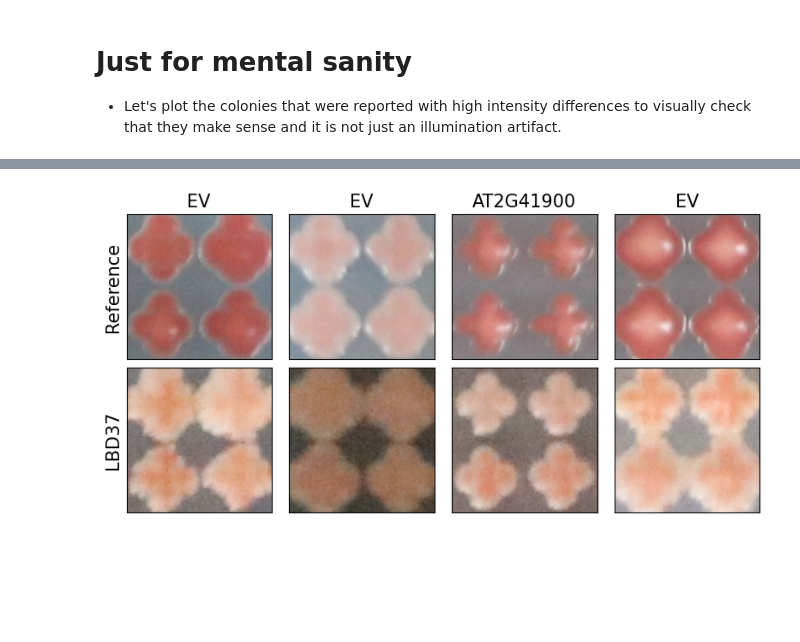
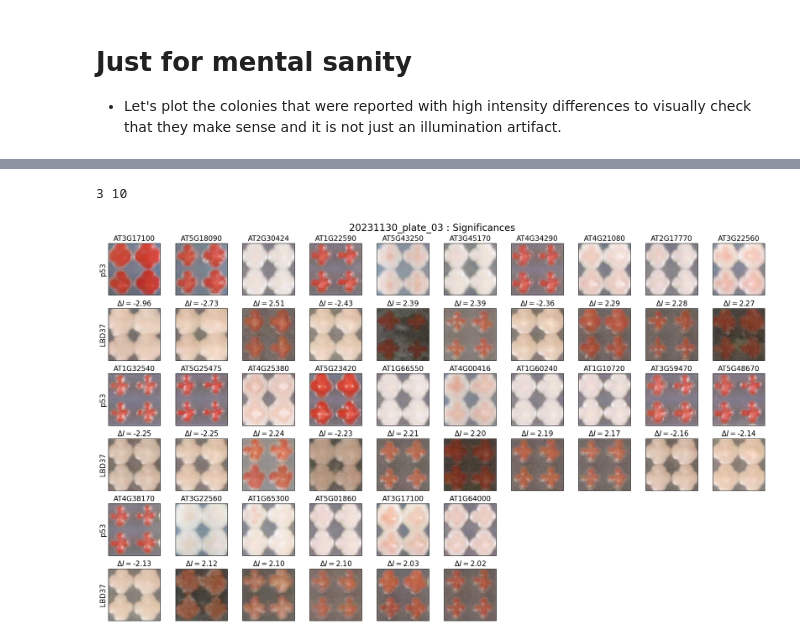
Before and after one commit to ejamezquita/yeast2hybrid, a Jupyter notebook: jupyter/03_compare_color_matrices.ipynb, the cells around one changed output, grey strips where cells are left out. Drawn from its saved outputs; the diff is of its cells as text; code cells hidden in the pictures; blank space fills up the shorter version.

```diff
--- a/jupyter/03_compare_color_matrices.ipynb
+++ b/jupyter/03_compare_color_matrices.ipynb
@@ -57,10 +58,10 @@ Will save all results in  ../proc/leyre/LBD37/
 - That way differences are more meaningful
 - `platenum`: Specify which plate number to compare
 # %%
-platenum = 6
+platenum = 3
 
-ref_file = glob(msrc + mgenes[mgidx] + os.sep + '*_{:02d}_colormatrix.csv'.format(platenum) )[0]
-plate_file = glob(lsrc + lgenes[lgidx] + os.sep + '*_{:02d}_colormatrix.csv'.format(platenum) )[0]
+ref_file = glob(msrc + '*_{:02d}_colormatrix.csv'.format(platenum) )[0]
+plate_file = glob(lsrc + genes[gidx] + os.sep + '*_{:02d}_colormatrix.csv'.format(platenum) )[0]
 bname = '_'.join((os.path.split(os.path.splitext(plate_file)[0])[1]).split('_')[:-1])
 
 print(ref_file, plate_file, bname, sep='\n')
@@ -334,12 +416,12 @@ p53_plate_06
 # %%
 import utils
-rawimg = utils.load_image(rawimg_file, check_rotation=True)
+rawimg = utils.load_image(rawimg_file, check_rotation=False)
 
-filename = mdst + rname + '_plateslice.csv'
+filename = msrc + rname + '_plateslice.csv'
 meta = np.loadtxt(filename, delimiter=',', dtype=int)
 plateslice = np.s_[ meta[0]:meta[1], meta[2]:meta[3] ]
 rawimg = rawimg[plateslice]
-filename = mdst + rname + '_centers.npy'
+filename = msrc + rname + '_centers.npy'
 rawcoords = np.load(filename, allow_pickle=True)
 
 pltimg = utils.load_image(pltimg_file, check_rotation=True, color_check=1)
@@ -350,29 +432,47 @@ plateslice = np.s_[ meta[0]:meta[1], meta[2]:meta[3] ]
 pltimg = pltimg[plateslice]
 filename = gdst + bname + '_centers.npy'
 pltcoords = np.load(filename, allow_pickle=True)
+# %%
+axcolmax = 10
+axrows = len(ssignif)//axcolmax + 1
+axcols = min([axcolmax, len(ssignif)])
+print(axrows, axcols)
+# %% [output]
+3 10
 # %%
 fs = 15
 R = 80
 figR = 2
-fig, ax = plt.subplots(2,len(signif), figsize=(len(signif)*figR, 2*figR), sharex=True, sharey=True)
-ax = ax.reshape(2, len(signif))
+fig, ax = plt.subplots(2*axrows, axcols, figsize=(figR*axcols, 2*figR*axrows), sharex=True, sharey=True)
+ax = ax.reshape(2*axrows, axcols)
 
-for i in range(len(signif)):
-    j = 0
-    row, col = [int(foo[1:])-1 for foo in signif.iloc[i,1].split('-')[1:] ]
+for i in range(len(ssignif)):
+    ix, jx = i//axcols, i%axcols
+    ax[2*ix, jx].set_title(ssignif.iloc[i,0], fontsize=fs)
+    ax[2*ix+1, jx].set_title('$\Delta I =${:.2f}'.format(ssignif.iloc[i,7]), fontsize=fs)
 
-    ax[0,i].set_title(signif.iloc[i,0], fontsize=fs)
+    row, col = [int(foo[1:])-1 for foo in ssignif.iloc[i,1].split('-')[1:] ]
+
+    j = 2*ix
     for (cc,img) in zip([rawcoords, pltcoords],[rawimg,pltimg]):
         dots = cc[2*row : 2*row + 2, 2*col : 2*col + 2]
         center = np.mean(np.mean(dots, axis = 0), axis = 0).astype(int)
         rss = np.s_[center[1] - R : center[1] + R, center[0] - R : center[0] + R]
-        ax[j,i].imshow(img[rss], vmin=0, origin='upper'); j+=1
-ax[0,0].set_ylabel('Reference', fontsize=fs)
-ax[1,0].set_ylabel(lgenes[lgidx], fontsize=fs)
+        ax[j,jx].imshow(img[rss], vmin=0, origin='upper'); j+=1
+
+for i in range(1, 1 + axrows*axcols - len(ssignif)):
+    fig.delaxes(ax[-1, -i])
+    fig.delaxes(ax[-2, -i])
+
+for i in range(axrows):
+    ax[2*i,0].set_ylabel(reference_gene, fontsize=fs)
+    ax[2*i + 1,0].set_ylabel(genes[gidx], fontsize=fs)
+
 for a in ax.ravel():
     a.tick_params(bottom=False, left=False, labelbottom=False, labelleft=False)
 
-fig.tight_layout();
+fig.suptitle(bname + ' : Significances', fontsize=fs+5)
+fig.tight_layout()
 #plt.savefig('foo.jpg', dpi=200, format='jpg', bbox_inches='tight', pil_kwargs={'optimize':True})
 # %% [output]
-[figure, old version]
+[figure, new version]
```
Also changed, not shown: parts of 16 cells of this notebook, 31 other files.
